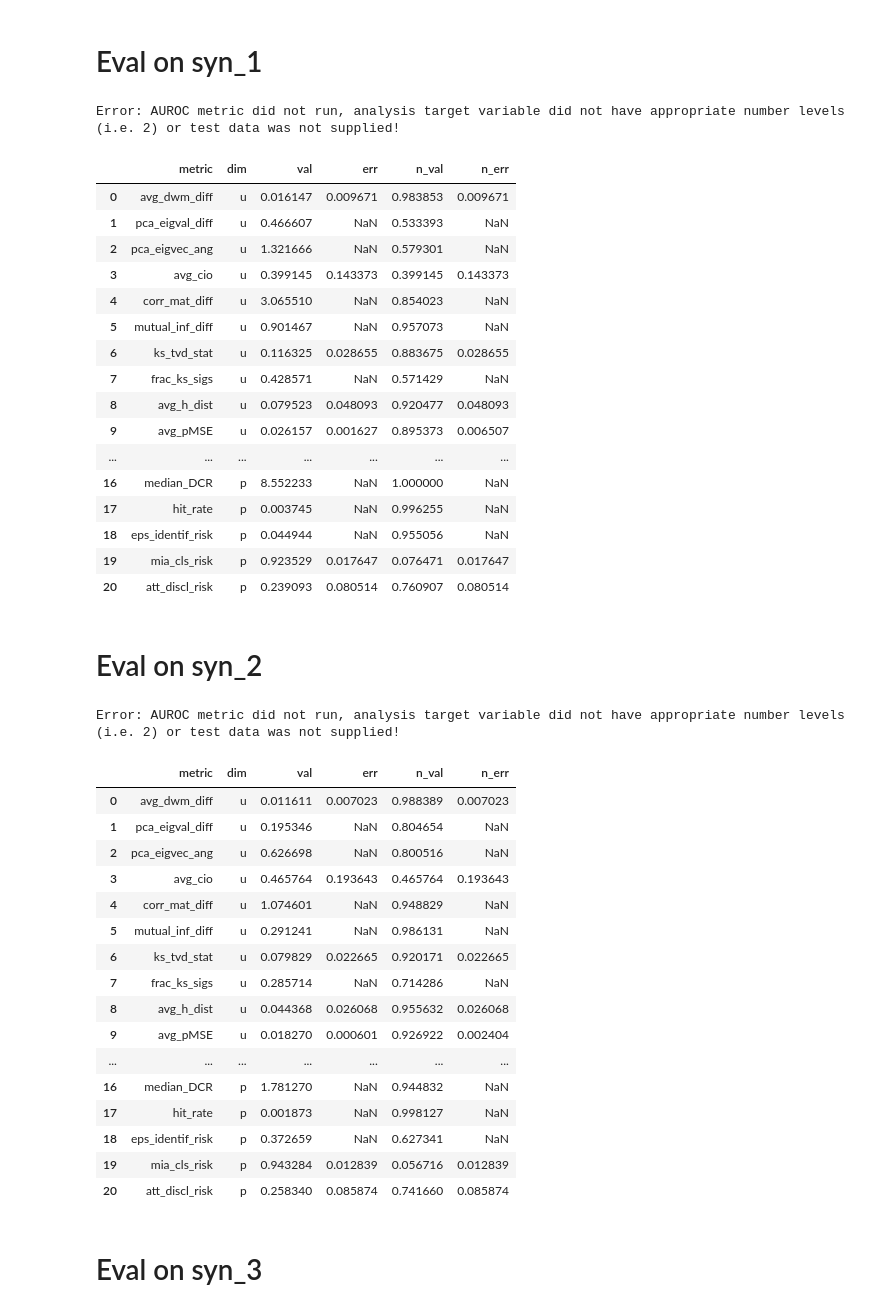
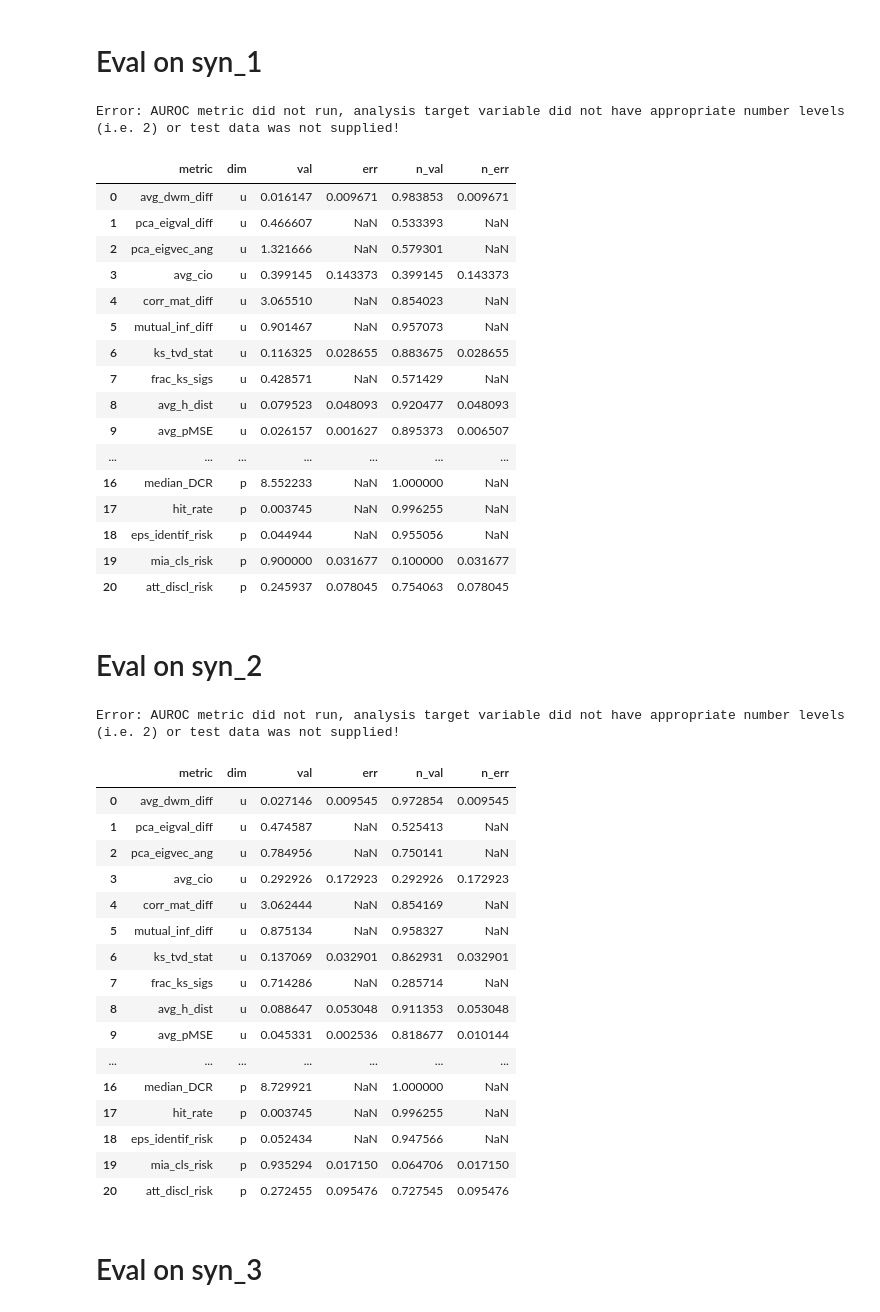
Before and after one commit to LucasBrynk/synthe_size_me, a Jupyter notebook: penguins_syn/penguins_privbayes_syn.ipynb, the cells around one changed output. Cells and saved outputs as stored; diff of their text form; code cells hidden in the pictures.

```diff
--- a/penguins_syn/penguins_privbayes_syn.ipynb
+++ b/penguins_syn/penguins_privbayes_syn.ipynb
@@ -477,6 +477,9 @@ stack_synth_only_syn = stack_synth_only_syn.iloc[:, 1:]
 # Read train and test data (this is base/real train and test data, not the stack data)
 penguins_train = pd.read_csv("Data\penguins_train.csv")
 penguins_test = pd.read_csv("Data\penguins_test.csv")
+
+# Count of penguins_real
+real_count = penguins_real.shape[0]
 
 # Read syn_v1 data
 penguins_syn = pd.read_csv(f"{gen_method}\penguins_syn_v1.csv").round(1)
@@ -505,7 +508,7 @@ Error: AUROC metric did not run, analysis target variable did not have appropria
 | 16 | median_DCR | p | 8.552233 | NaN | 1.000000 | NaN |
 | 17 | hit_rate | p | 0.003745 | NaN | 0.996255 | NaN |
 | 18 | eps_identif_risk | p | 0.044944 | NaN | 0.955056 | NaN |
-| 19 | mia_cls_risk | p | 0.923529 | 0.017647 | 0.076471 | 0.017647 |
-| 20 | att_discl_risk | p | 0.239093 | 0.080514 | 0.760907 | 0.080514 |
+| 19 | mia_cls_risk | p | 0.900000 | 0.031677 | 0.100000 | 0.031677 |
+| 20 | att_discl_risk | p | 0.245937 | 0.078045 | 0.754063 | 0.078045 |
 # %% [markdown]
 # Eval on syn_2
@@ -512,36 +527,29 @@ Error: AUROC metric did not run, analysis target variable did not have appropria
 # %%
-# Read train and test data from stack_v1
-penguins_train = pd.read_csv(f"{gen_method}\penguins_stack_v1_train.csv")
-penguins_test = pd.read_csv(f"{gen_method}\penguins_stack_v1_test.csv")
-
-# Read syn_v2 data
-penguins_syn = pd.read_csv(f"{gen_method}\penguins_syn_v2.csv").round(1)
-
-# Remove first column
-penguins_syn = penguins_syn.iloc[:, 1:]
+# Read syn_v2 sample
+penguins_syn = pd.read_csv(f"{gen_method}\syn_v2_sample.csv")
 
 # SynthEval
 S = SynthEval(penguins_train, holdout_dataframe=penguins_test, verbose=0)
 res_stack_v1 = S.evaluate(penguins_syn,target,"full_eval")
 res_stack_v1
 # %% [output]
 Error: AUROC metric did not run, analysis target variable did not have appropriate number levels (i.e. 2) or test data was not supplied!
 |  | metric | dim | val | err | n_val | n_err |
-| 0 | avg_dwm_diff | u | 0.011611 | 0.007023 | 0.988389 | 0.007023 |
-| 1 | pca_eigval_diff | u | 0.195346 | NaN | 0.804654 | NaN |
-| 2 | pca_eigvec_ang | u | 0.626698 | NaN | 0.800516 | NaN |
-| 3 | avg_cio | u | 0.465764 | 0.193643 | 0.465764 | 0.193643 |
-| 4 | corr_mat_diff | u | 1.074601 | NaN | 0.948829 | NaN |
-| 5 | mutual_inf_diff | u | 0.291241 | NaN | 0.986131 | NaN |
-| 6 | ks_tvd_stat | u | 0.079829 | 0.022665 | 0.920171 | 0.022665 |
-| 7 | frac_ks_sigs | u | 0.285714 | NaN | 0.714286 | NaN |
-| 8 | avg_h_dist | u | 0.044368 | 0.026068 | 0.955632 | 0.026068 |
-| 9 | avg_pMSE | u | 0.018270 | 0.000601 | 0.926922 | 0.002404 |
+| 0 | avg_dwm_diff | u | 0.027146 | 0.009545 | 0.972854 | 0.009545 |
+| 1 | pca_eigval_diff | u | 0.474587 | NaN | 0.525413 | NaN |
+| 2 | pca_eigvec_ang | u | 0.784956 | NaN | 0.750141 | NaN |
+| 3 | avg_cio | u | 0.292926 | 0.172923 | 0.292926 | 0.172923 |
+| 4 | corr_mat_diff | u | 3.062444 | NaN | 0.854169 | NaN |
+| 5 | mutual_inf_diff | u | 0.875134 | NaN | 0.958327 | NaN |
+| 6 | ks_tvd_stat | u | 0.137069 | 0.032901 | 0.862931 | 0.032901 |
+| 7 | frac_ks_sigs | u | 0.714286 | NaN | 0.285714 | NaN |
+| 8 | avg_h_dist | u | 0.088647 | 0.053048 | 0.911353 | 0.053048 |
+| 9 | avg_pMSE | u | 0.045331 | 0.002536 | 0.818677 | 0.010144 |
 | ... | ... | ... | ... | ... | ... | ... |
-| 16 | median_DCR | p | 1.781270 | NaN | 0.944832 | NaN |
-| 17 | hit_rate | p | 0.001873 | NaN | 0.998127 | NaN |
-| 18 | eps_identif_risk | p | 0.372659 | NaN | 0.627341 | NaN |
-| 19 | mia_cls_risk | p | 0.943284 | 0.012839 | 0.056716 | 0.012839 |
-| 20 | att_discl_risk | p | 0.258340 | 0.085874 | 0.741660 | 0.085874 |
+| 16 | median_DCR | p | 8.729921 | NaN | 1.000000 | NaN |
+| 17 | hit_rate | p | 0.003745 | NaN | 0.996255 | NaN |
+| 18 | eps_identif_risk | p | 0.052434 | NaN | 0.947566 | NaN |
+| 19 | mia_cls_risk | p | 0.935294 | 0.017150 | 0.064706 | 0.017150 |
+| 20 | att_discl_risk | p | 0.272455 | 0.095476 | 0.727545 | 0.095476 |
 # %% [markdown]
 # Eval on syn_3
```
Also changed, not shown: parts of 36 cells of this notebook.
